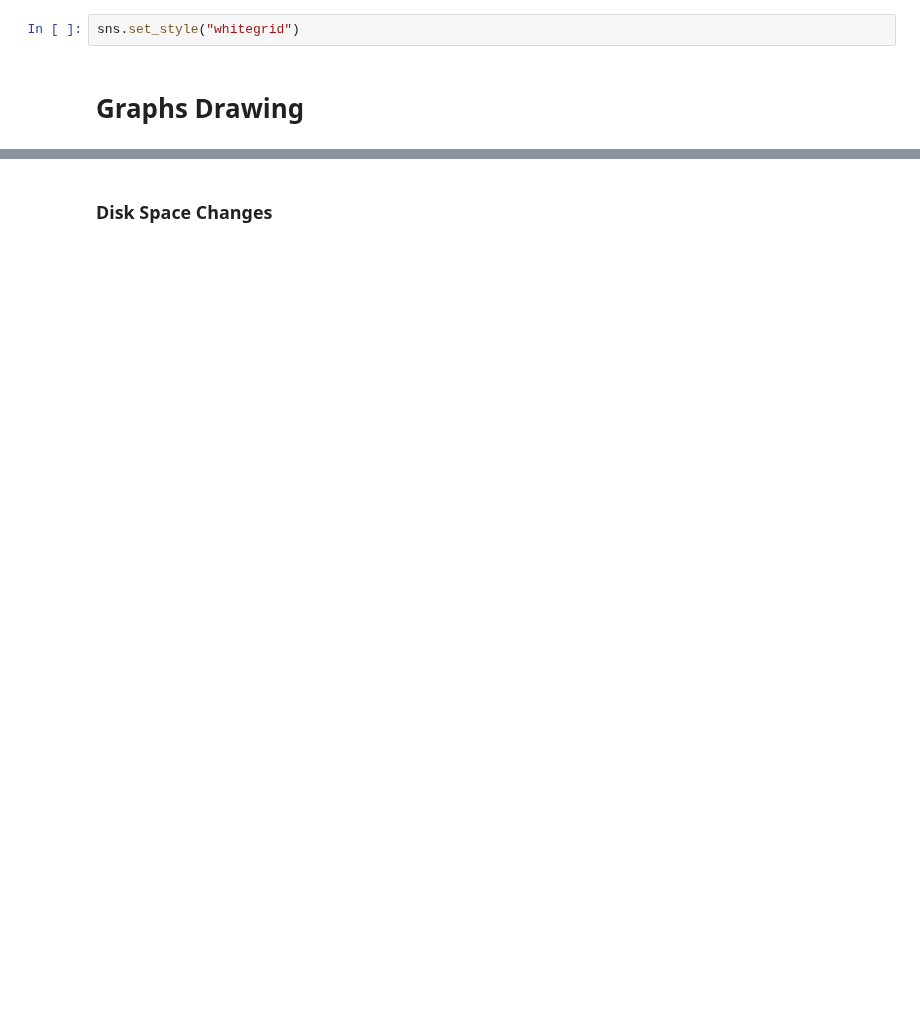
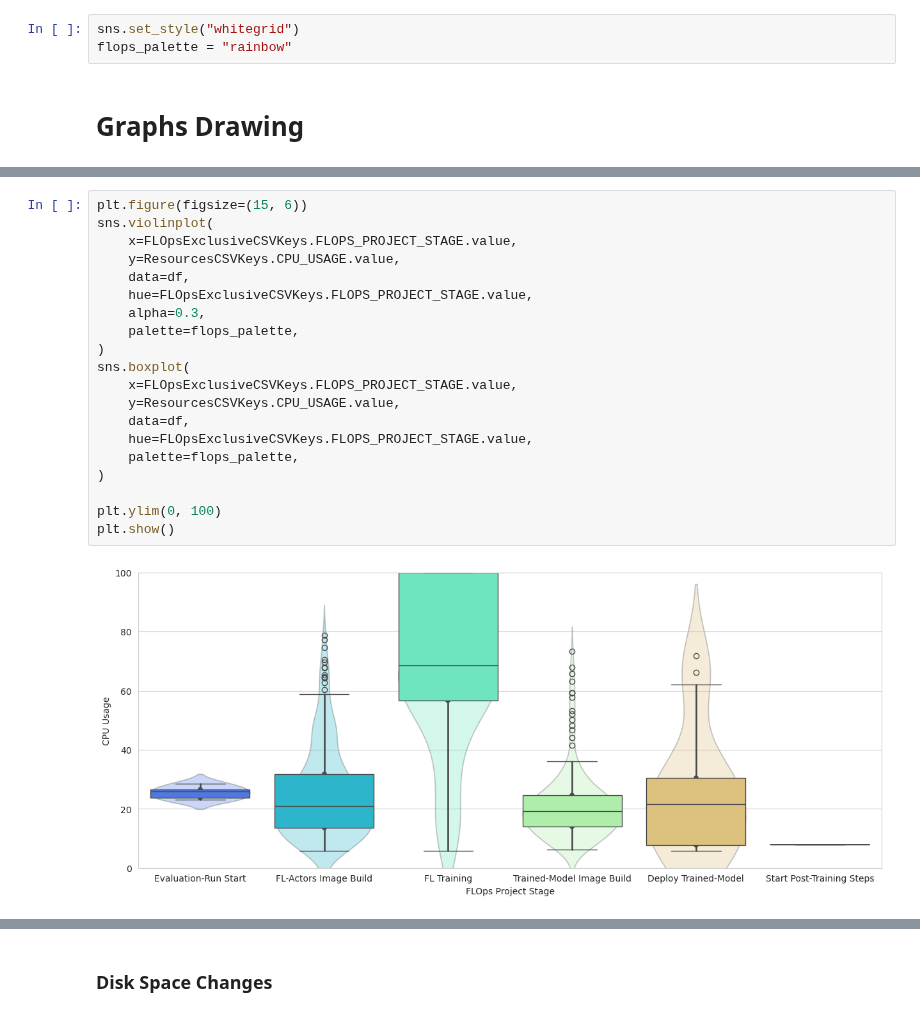
Before and after one commit to oakestra/oakestra-cli, a Jupyter notebook: oak_cli/evaluation/addons/flops/graphs.ipynb, the cells around one changed output, grey strips where cells are left out. Cells and saved outputs as stored; diff of their text form; blank space fills up the shorter version.

```diff
--- a/oak_cli/evaluation/addons/flops/graphs.ipynb
+++ b/oak_cli/evaluation/addons/flops/graphs.ipynb
@@ -44,6 +49,7 @@ if USE_MINUTES:
 ### Common Graph Styling
 # %%
 sns.set_style("whitegrid")
+flops_palette = "rainbow"
 # %% [markdown]
 # Graphs Drawing
 # %%
@@ -272,0 +129,22 @@ sns.barplot(x="Stage", y="Memory Usage (%)", data=df)
+# %%
+plt.figure(figsize=(15, 6))
+sns.violinplot(
+    x=FLOpsExclusiveCSVKeys.FLOPS_PROJECT_STAGE.value,
+    y=ResourcesCSVKeys.CPU_USAGE.value,
+    data=df,
+    hue=FLOpsExclusiveCSVKeys.FLOPS_PROJECT_STAGE.value,
+    alpha=0.3,
+    palette=flops_palette,
+)
+sns.boxplot(
+    x=FLOpsExclusiveCSVKeys.FLOPS_PROJECT_STAGE.value,
+    y=ResourcesCSVKeys.CPU_USAGE.value,
+    data=df,
+    hue=FLOpsExclusiveCSVKeys.FLOPS_PROJECT_STAGE.value,
+    palette=flops_palette,
+)
+
+plt.ylim(0, 100)
+plt.show()
+# %% [output]
+[figure, added]
```
Also changed, not shown: parts of 24 cells of this notebook, 9 other files.
